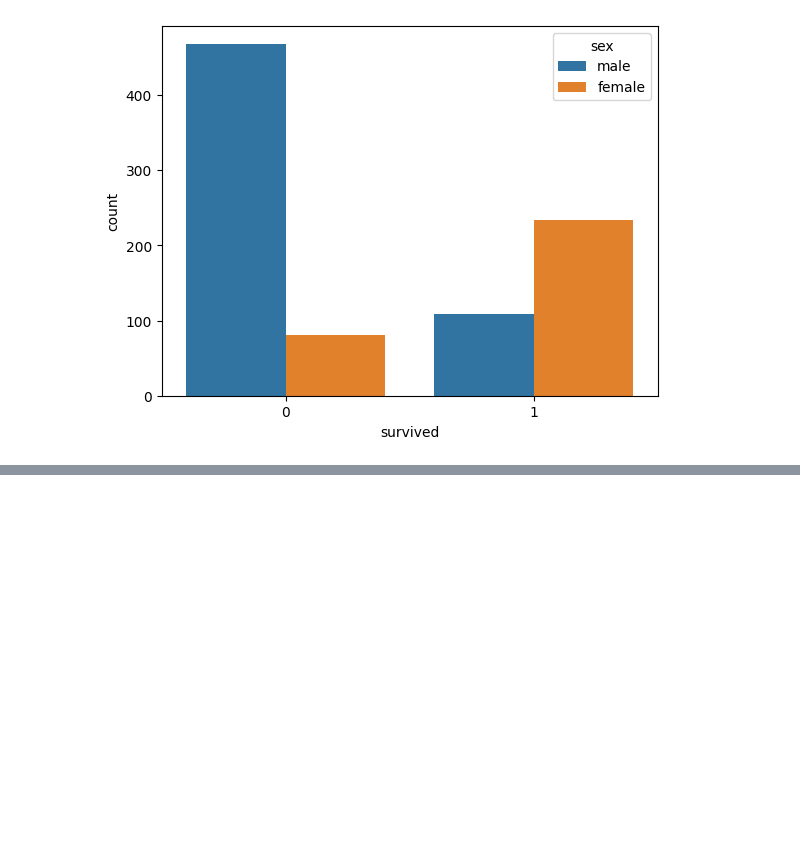
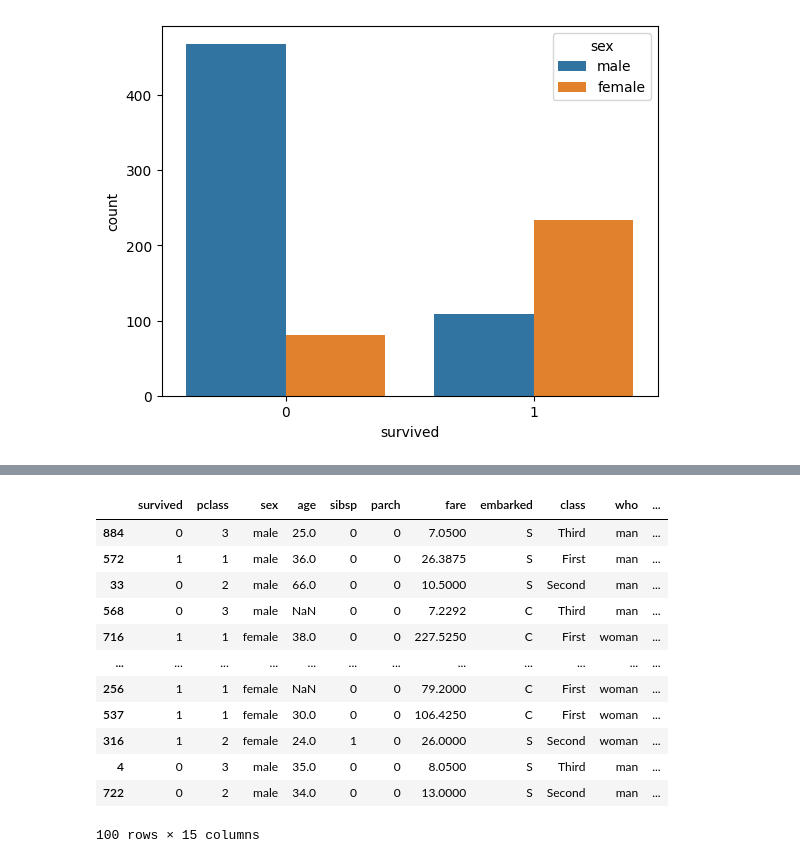
Before and after one commit to mursaleen-sengr/python_pandas_practice, a Jupyter notebook: pands.ipynb, the cells around one changed output, grey strips where cells are left out. Cells and saved outputs as stored; diff of their text form; code cells hidden in the pictures; blank space fills up the shorter version.

```diff
--- a/pands.ipynb
+++ b/pands.ipynb
@@ -660,0 +682,17 @@ sns.countplot(x="survived",hue='sex', data=df)
+# %%
+#taking sample from a big dataset
+ds.sample(100)
+# %% [output]
+|  | survived | pclass | sex | age | sibsp | parch | fare | embarked | class | who | ... |
+| 884 | 0 | 3 | male | 25.0 | 0 | 0 | 7.0500 | S | Third | man | ... |
+| 572 | 1 | 1 | male | 36.0 | 0 | 0 | 26.3875 | S | First | man | ... |
+| 33 | 0 | 2 | male | 66.0 | 0 | 0 | 10.5000 | S | Second | man | ... |
+| 568 | 0 | 3 | male | NaN | 0 | 0 | 7.2292 | C | Third | man | ... |
+| 716 | 1 | 1 | female | 38.0 | 0 | 0 | 227.5250 | C | First | woman | ... |
+| ... | ... | ... | ... | ... | ... | ... | ... | ... | ... | ... | ... |
+| 256 | 1 | 1 | female | NaN | 0 | 0 | 79.2000 | C | First | woman | ... |
+| 537 | 1 | 1 | female | 30.0 | 0 | 0 | 106.4250 | C | First | woman | ... |
+| 316 | 1 | 2 | female | 24.0 | 1 | 0 | 26.0000 | S | Second | woman | ... |
+| 4 | 0 | 3 | male | 35.0 | 0 | 0 | 8.0500 | S | Third | man | ... |
+| 722 | 0 | 2 | male | 34.0 | 0 | 0 | 13.0000 | S | Second | man | ... |
+100 rows × 15 columns
```
Also changed, not shown: parts of 4 cells of this notebook.
